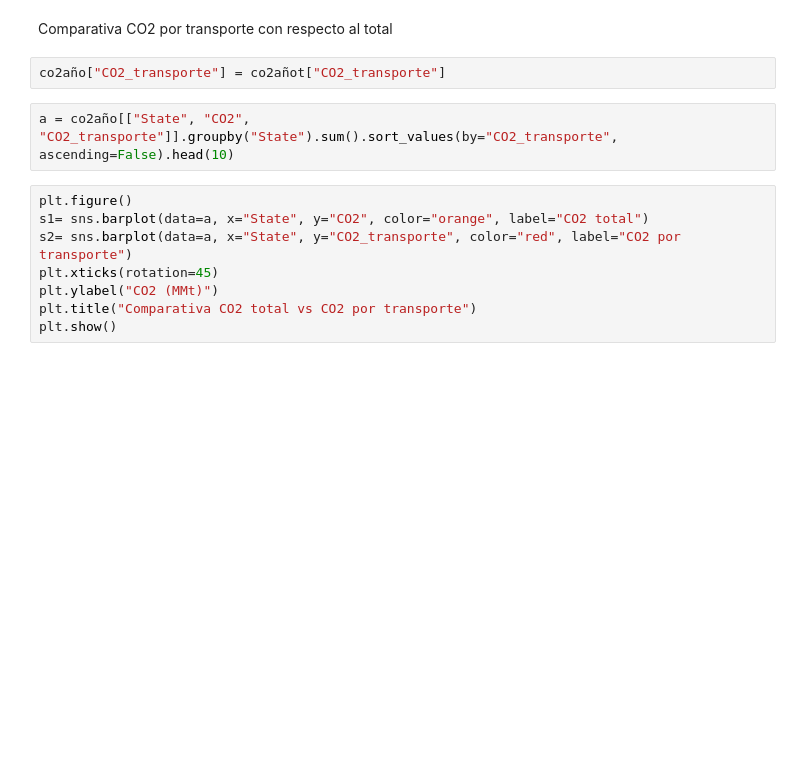
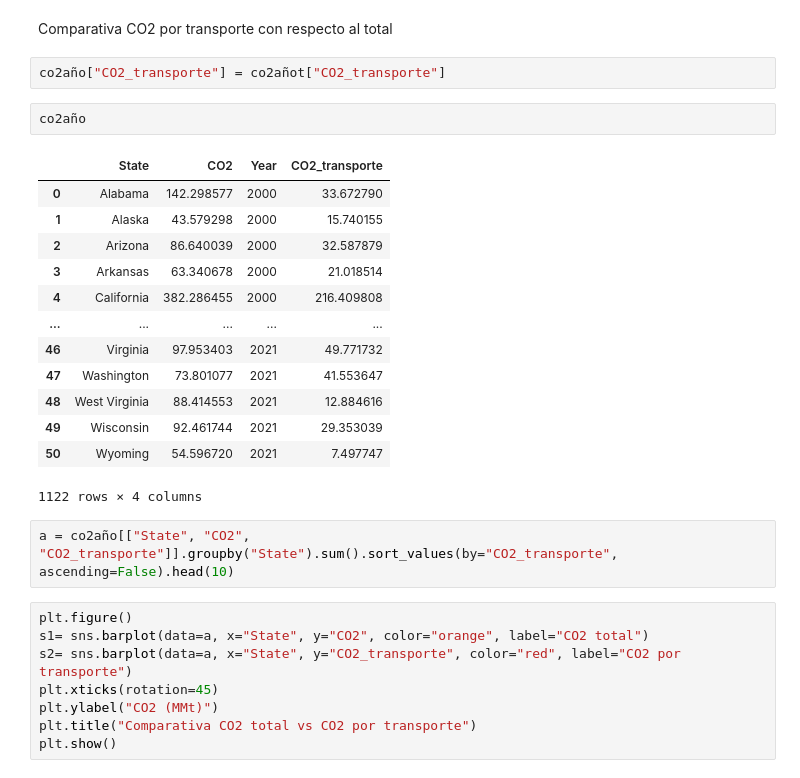
Before and after one commit to ing-jhparra/nyc-taxis, a Jupyter notebook: EDA/EDA-CO2.ipynb, the cells around one changed output. Cells and saved outputs as stored; diff of their text form; blank space fills up the shorter version.

```diff
--- a/EDA/EDA-CO2.ipynb
+++ b/EDA/EDA-CO2.ipynb
@@ -126,6 +142,22 @@ plt.show()
 Comparativa CO2 por transporte con respecto al total
 # %%
 co2año["CO2_transporte"] = co2añot["CO2_transporte"]
+# %%
+co2año
+# %% [output]
+|  | State | CO2 | Year | CO2_transporte |
+| 0 | Alabama | 142.298577 | 2000 | 33.672790 |
+| 1 | Alaska | 43.579298 | 2000 | 15.740155 |
+| 2 | Arizona | 86.640039 | 2000 | 32.587879 |
+| 3 | Arkansas | 63.340678 | 2000 | 21.018514 |
+| 4 | California | 382.286455 | 2000 | 216.409808 |
+| ... | ... | ... | ... | ... |
+| 46 | Virginia | 97.953403 | 2021 | 49.771732 |
+| 47 | Washington | 73.801077 | 2021 | 41.553647 |
+| 48 | West Virginia | 88.414553 | 2021 | 12.884616 |
+| 49 | Wisconsin | 92.461744 | 2021 | 29.353039 |
+| 50 | Wyoming | 54.596720 | 2021 | 7.497747 |
+1122 rows × 4 columns
 # %%
 a = co2año[["State", "CO2", "CO2_transporte"]].groupby("State").sum().sort_values(by="CO2_transporte", ascending=False).head(10)
 # %%
```
Also changed, not shown: parts of 2 cells of this notebook, 1 other file.
